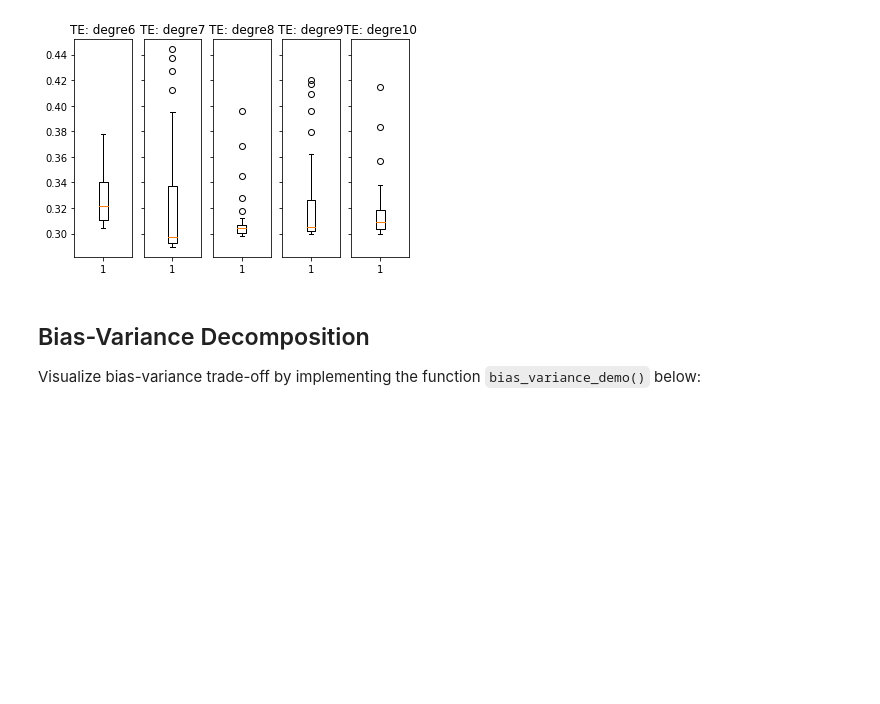
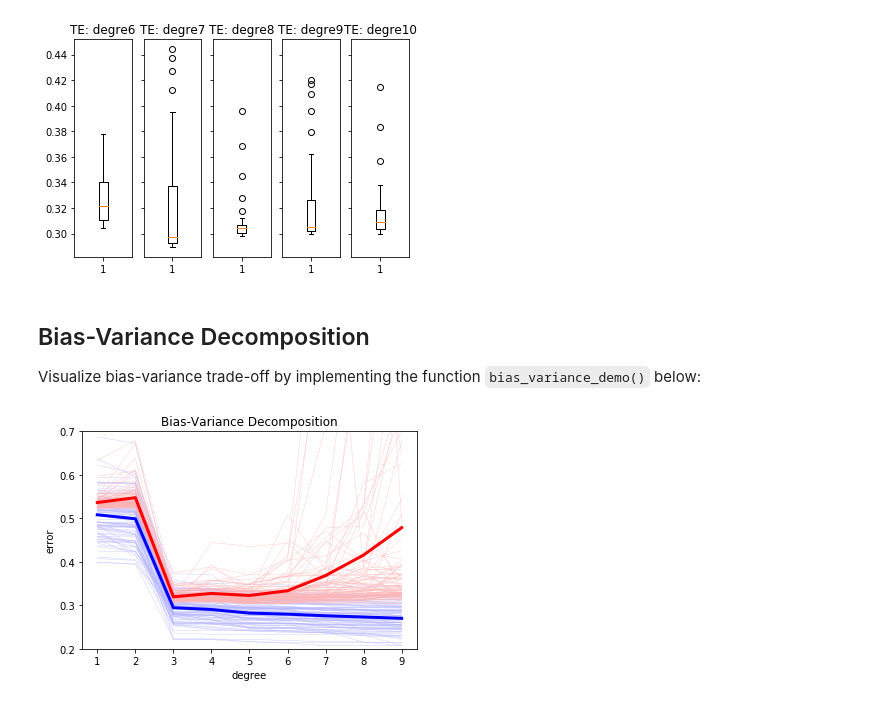
Before and after one commit to pauarge/ML_course, a Jupyter notebook: labs/ex04/template/ex04.ipynb, the cells around one changed output. Saved outputs shown, nothing was run; the diff lists cells and outputs as text; code cells hidden in the pictures; blank space fills up the shorter version.

```diff
--- a/labs/ex04/template/ex04.ipynb
+++ b/labs/ex04/template/ex04.ipynb
@@ -98,33 +98,37 @@ Visualize bias-variance trade-off by implementing the function `bias_variance_de
 # %%
 from least_squares import least_squares
 from split_data import split_data
 from plots import bias_variance_decomposition_visualization
+from costs import compute_mse
 
 def bias_variance_demo():
     """The entry."""
     # define parameters
     seeds = range(100)
     num_data = 10000
     ratio_train = 0.005
     degrees = range(1, 10)
 
     # define list to store the variable
     rmse_tr = np.empty((len(seeds), len(degrees)))
     rmse_te = np.empty((len(seeds), len(degrees)))
 
     for index_seed, seed in enumerate(seeds):
         np.random.seed(seed)
         x = np.linspace(0.1, 2 * np.pi, num_data)
         y = np.sin(x) + 0.3 * np.random.randn(num_data).T
 
         train_x, test_x, train_y, test_y  = split_data (x,y,ratio_train,seed)
 
-        # ***************************************************
-        # INSERT YOUR CODE HERE
-        # bias_variance_decomposition: TODO
-        # ***************************************************
-        raise NotImplementedError
+        for degree in degrees:
+            train_tx = build_poly(train_x, degree)
+            test_tx = build_poly(test_x, degree)
+            mse, w = least_squares(train_y, train_tx)
+            rmse_tr[index_seed, degree - 1] = np.sqrt(2 * mse)
+            rmse_te[index_seed, degree - 1] = np.sqrt(2 * compute_mse(test_y, test_tx, w))
 
     bias_variance_decomposition_visualization(degrees, rmse_tr, rmse_te)
 
 bias_variance_demo()
+# %% [output]
+[figure, added]
```
Also changed, not shown: 2 other files.
